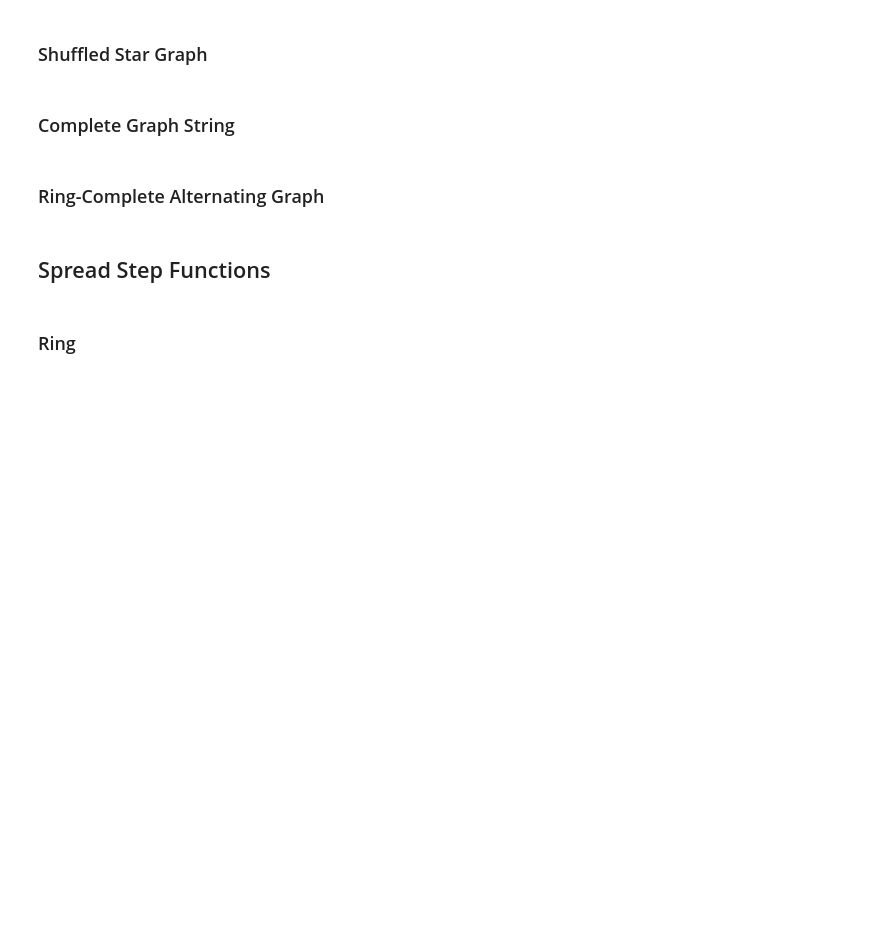
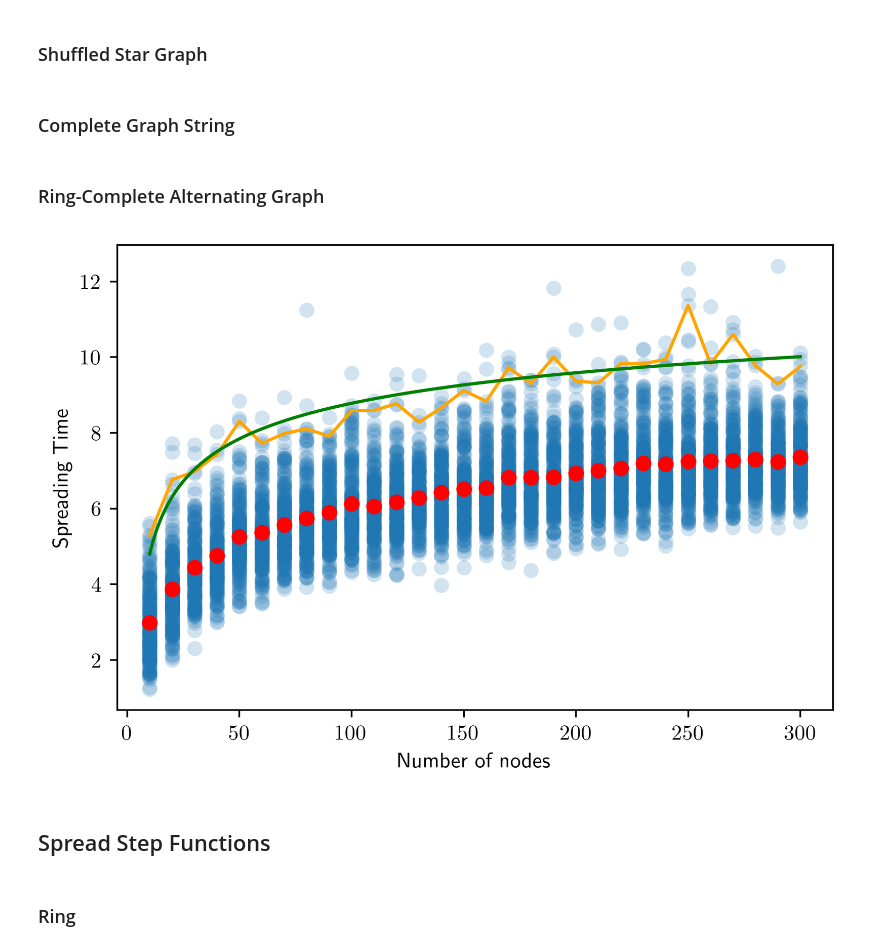
Before and after one commit to LucasOJ/maths-project, a Jupyter notebook: simulations/src/simulations.ipynb, the cells around one changed output. Drawn from its saved outputs; the diff is of its cells as text; code cells hidden in the pictures; blank space fills up the shorter version.

```diff
--- a/simulations/src/simulations.ipynb
+++ b/simulations/src/simulations.ipynb
@@ -174,24 +182,26 @@ plt.show()
 # %%
 def alternating_generator(number_of_nodes, timestep, informed_nodes):
     if timestep % 2 == 0:
         return nx.cycle_graph(number_of_nodes)
     else:
         return nx.complete_graph(number_of_nodes)
 
-#results, means, top_percentiles = spreading_scaling_simulation(
+#results, means, top_percentiles, bottom_percentiles = spreading_scaling_simulation(
 #    alternating_generator, runs_per_size=200, max_nodes=300)
 
 
 plt.figure(dpi=400)
 plt.scatter(*zip(*results), alpha=0.2, linewidths=0.0, s=50)
 plt.scatter(*zip(*means), c='r', s=40)
 plt.plot(*zip(*top_percentiles), c='orange')
 plt.xlabel("Number of nodes")
 plt.ylabel("Spreading Time")
 x = np.linspace(10, 300, 2*300)
-f = 5.85*np.log(np.log(x))
+f = 5.75*np.log(np.log(x))
 plt.plot(x, f, 'g')
 plt.show()
+# %% [output]
+[figure, added]
 # %% [markdown]
 ## Spread Step Functions
 # %% [markdown]
```
Also changed, not shown: parts of 5 cells of this notebook, 1 other file.
